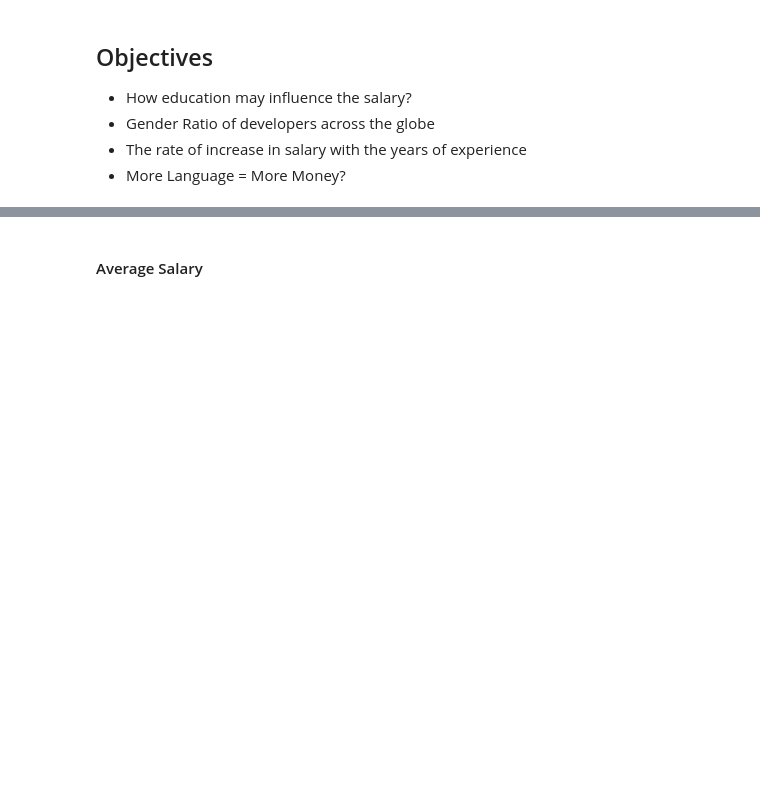
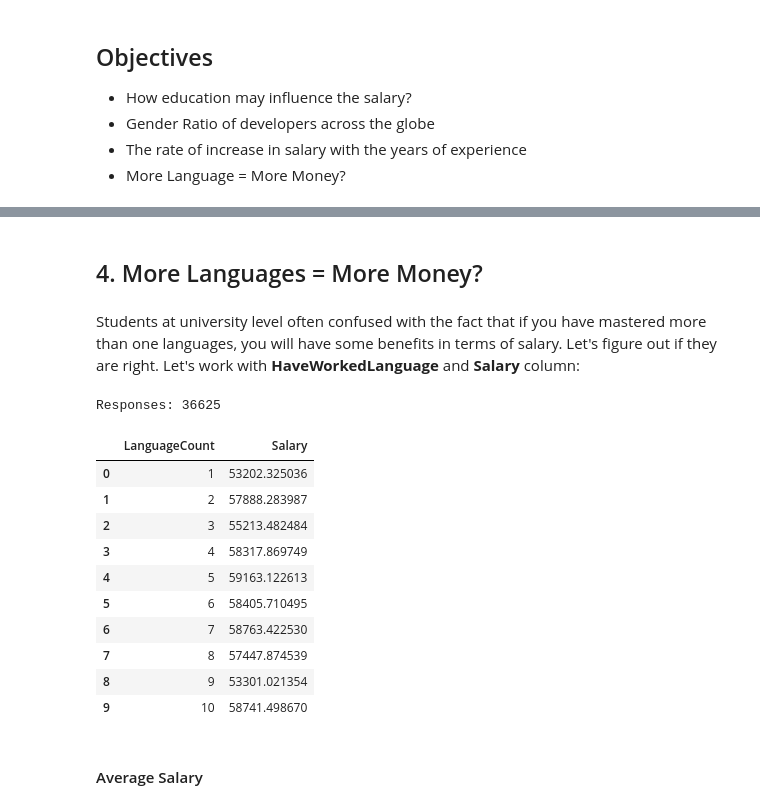
Before and after one commit to rowhitswami/StackOverFlow-Survey-17, a Jupyter notebook: application.ipynb, the cells around one changed output, grey strips where cells are left out. Saved outputs shown, nothing was run; the diff lists cells and outputs as text; code cells hidden in the pictures; blank space fills up the shorter version.

```diff
--- a/application.ipynb
+++ b/application.ipynb
@@ -144,3 +218,53 @@ grouped_salary[['LanguageCount', 'Salary']]
+# %% [markdown]
+<h2> 4. More Languages = More Money? </h2>
+# %% [markdown]
+Students at university level often confused with the fact that if you have mastered more than one languages, you will have some benefits in terms of salary. Let's figure out if they are right. Let's work with **HaveWorkedLanguage** and **Salary** column:
+# %%
+def lang_count(data):
+    """
+    INPUT:
+            data (object): 2-D Dataframe
+
+    Returns:
+            GroupBy object with mean
+    """
+    # Counting number of languages
+    data['LanguageCount'] = data['HaveWorkedLanguage'].str.count(';') + 1
+
+    # Dropping NaN in LanguageCount
+    data.dropna(subset=['LanguageCount'], inplace=True)
+    data.reset_index(drop=True, inplace=True)
+    print('Responses:', data['Salary'].shape[0])
+
+    # Grouping Salary according to number of languages
+    grouped_salary = grouping_function(data, 'LanguageCount')
+
+    # Dropping NaN in Salary
+    grouped_salary.dropna(subset=['Salary'], inplace=True)
+    grouped_salary.reset_index(drop=True, inplace=True)
+
+    # Fitlering Outliers
+    salary_quantile = grouped_salary["Salary"].quantile(0.1)
+
+    # Considering the first 10 rows
+    grouped_salary = grouped_salary[grouped_salary["Salary"] > salary_quantile].head(10)
+    return grouped_salary
+# %%
+result_4 = lang_count(question_4)
+result_4[['LanguageCount', 'Salary']]
+# %% [output]
+Responses: 36625
+|  | LanguageCount | Salary |
+| 0 | 1 | 53202.325036 |
+| 1 | 2 | 57888.283987 |
+| 2 | 3 | 55213.482484 |
+| 3 | 4 | 58317.869749 |
+| 4 | 5 | 59163.122613 |
+| 5 | 6 | 58405.710495 |
+| 6 | 7 | 58763.422530 |
+| 7 | 8 | 57447.874539 |
+| 8 | 9 | 53301.021354 |
+| 9 | 10 | 58741.498670 |
 # %% [markdown]
 <h4>Average Salary</h4>
 # %%
```
Also changed, not shown: parts of 42 cells of this notebook.
